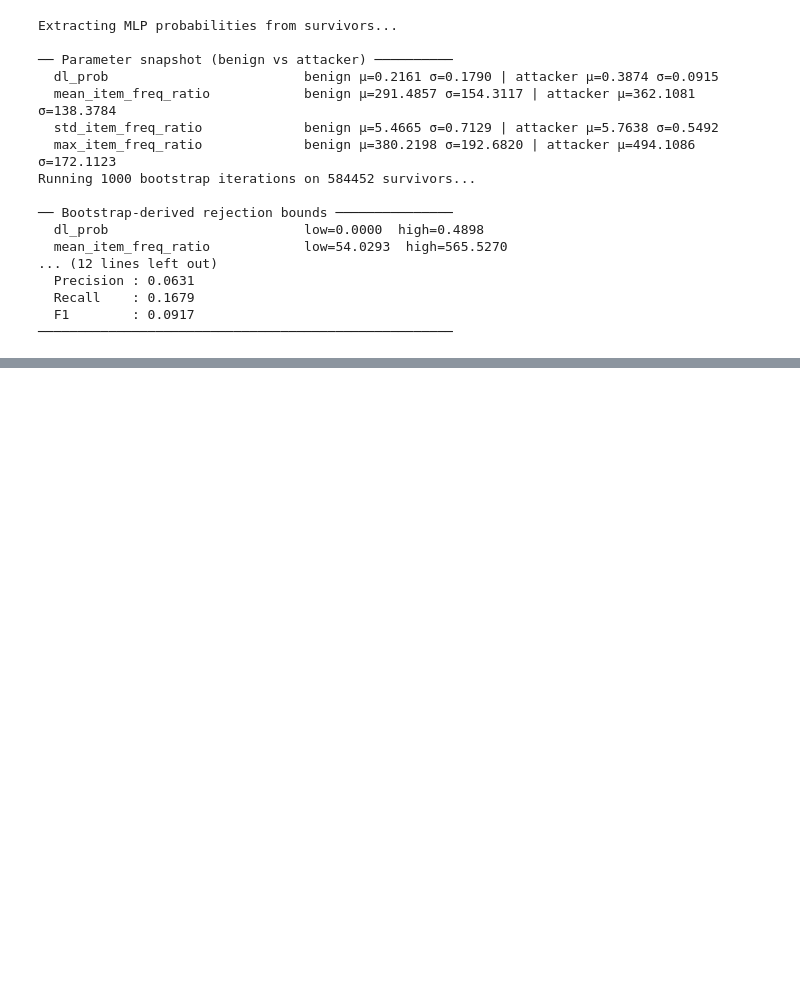
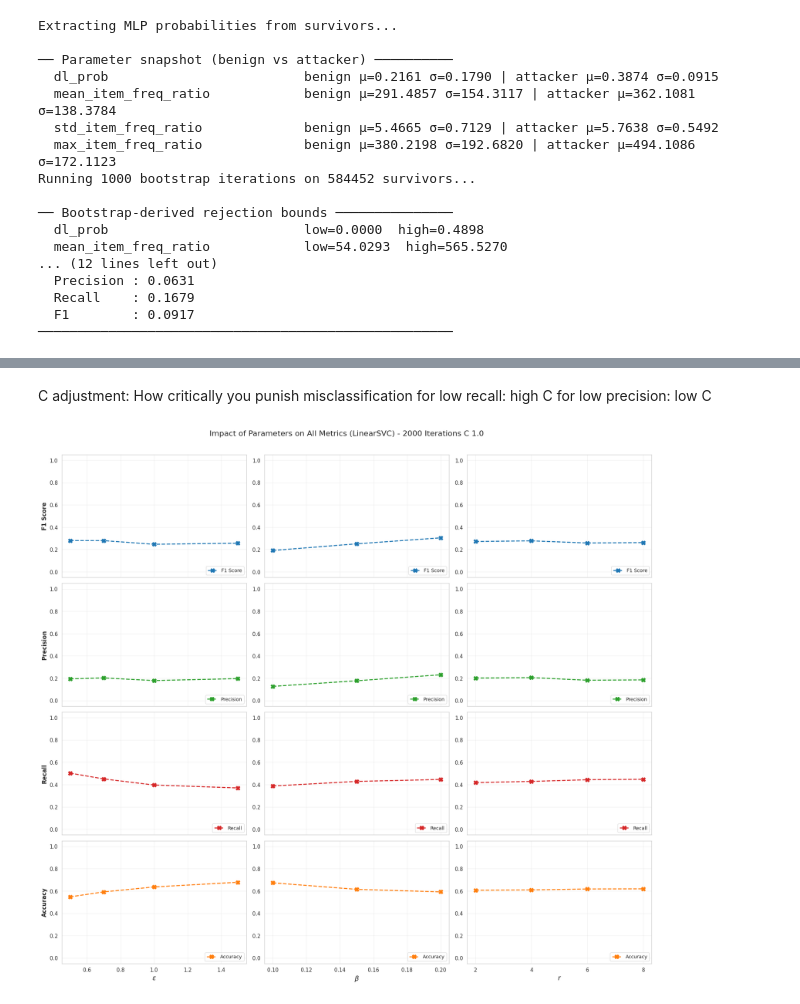
Before and after one commit to SampadSikder/DP-Protocols, a Jupyter notebook: UserLevelDatasetAnalysis.ipynb, the cells around one changed output, grey strips where cells are left out. Drawn from its saved outputs; the diff is of its cells as text; code cells hidden in the pictures; blank space fills up the shorter version.

```diff
--- a/UserLevelDatasetAnalysis.ipynb
+++ b/UserLevelDatasetAnalysis.ipynb
@@ -1664,0 +2002,4 @@ Running 1000 bootstrap iterations on 584452 survivors...
+# %% [markdown]
+C adjustment: How critically you punish misclassification
+for low recall: high C
+for low precision: low C
@@ -1664,0 +2055,47 @@ Running 1000 bootstrap iterations on 584452 survivors...
+# %%
+def plot_all_metrics(sensitivity_df):
+    sns.set_style("whitegrid")
+    sns.set_context("paper", font_scale=1.2)
+
+    params  = ['epsilon', 'attacker_ratio', 'target_set_size']
+    labels  = ['$\\epsilon$', '$\\beta$', '$r$']
+    metrics = ['F1_Score', 'Precision', 'Recall', 'Accuracy']
+    colors  = ['#1f77b4', '#2ca02c', '#d62728', '#ff7f0e']
+
+    fig, axes = plt.subplots(len(metrics), len(params),
+                             figsize=(18, 16), sharex='col')
+
+    for row, (metric, color) in enumerate(zip(metrics, colors)):
+        for col, (param, label) in enumerate(zip(params, labels)):
+            ax   = axes[row][col]
+            data = sensitivity_df[sensitivity_df['Parameter_Type'] == param]
+
+            if len(data) == 0:
+                ax.set_visible(False)
+                continue
+
+            ax.plot(data['Value'], data[metric],
+                    marker='X', markersize=8,
+                    linestyle='--', linewidth=2,
+                    color=color, label=metric.replace('_', ' '))
+
+            ax.set_ylim(-0.05, 1.05)
+            ax.grid(True, alpha=0.3)
+            ax.legend(loc='lower right', fontsize=10)
+
+            if row == len(metrics) - 1:
+                ax.set_xlabel(label, fontsize=14, fontweight='bold')
+            if col == 0:
+                ax.set_ylabel(metric.replace('_', ' '), fontsize=12, fontweight='bold')
+
+            if param == 'target_set_size':
+                ax.set_xticks(data['Value'].unique())
+
+    plt.suptitle("Impact of Parameters on All Metrics (LinearSVC) - 2000 Iterations C 1.0",
+                 fontsize=16, y=1.01)
+    plt.tight_layout()
+    plt.show()
+# %%
+plot_all_metrics(sens_df)
+# %% [output]
+[figure, added]
```
Also changed, not shown: parts of 23 cells of this notebook.
